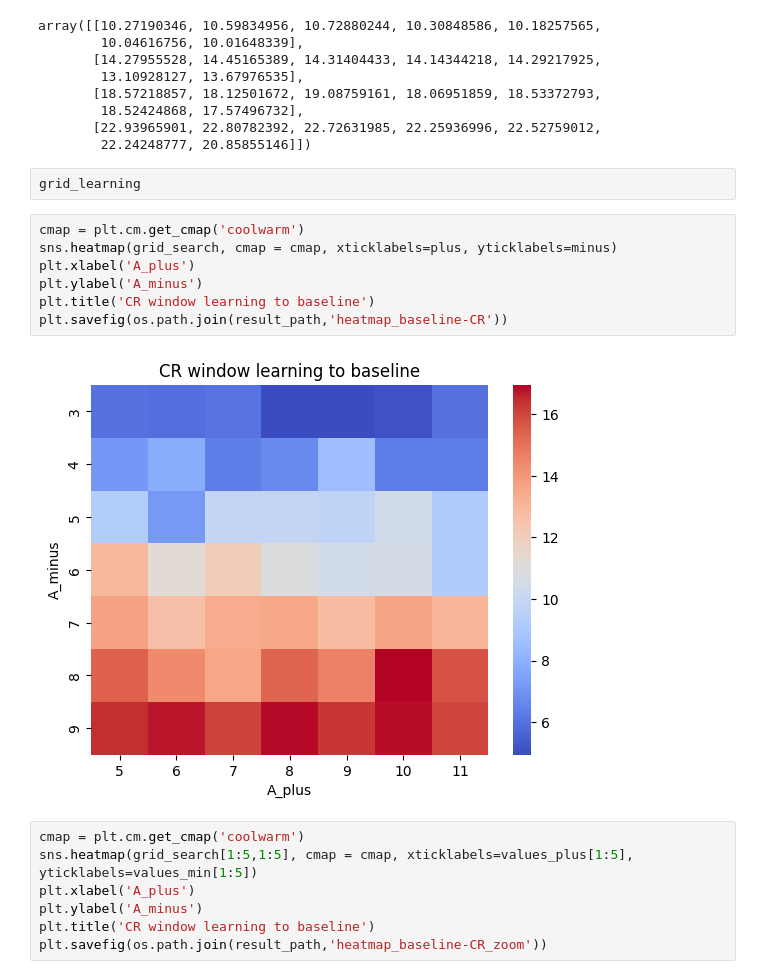
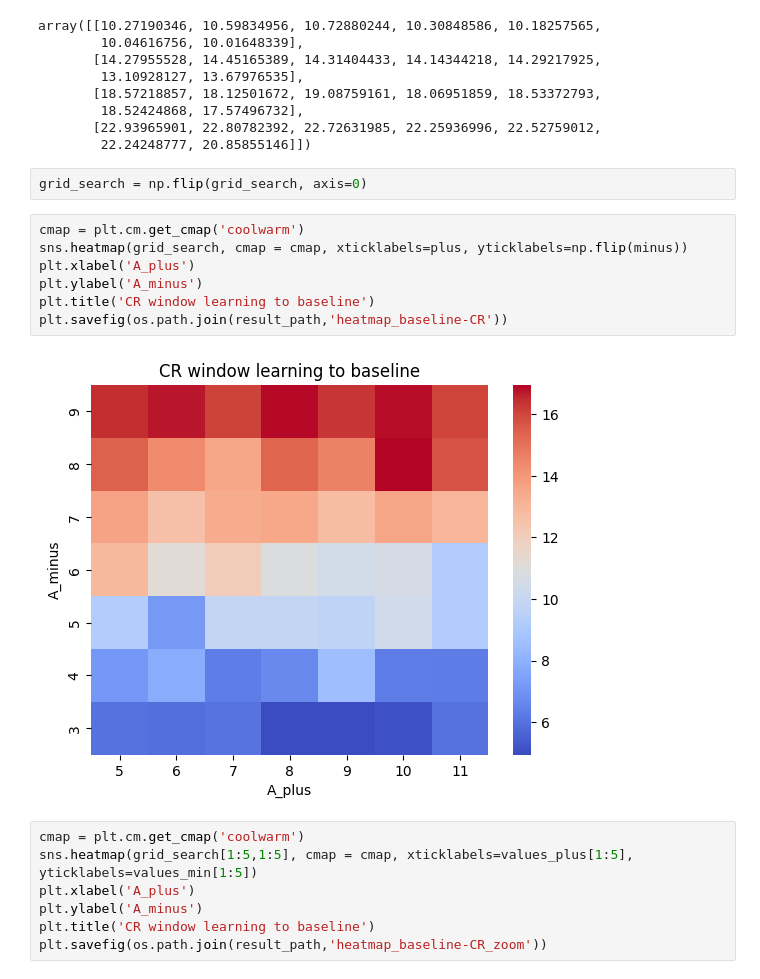
Before and after one commit to alessandratrapani/NODS, a Jupyter notebook: grid_search_Aplus_Aminus/heatmap.ipynb, the cells around one changed output. Cells and saved outputs as stored; diff of their text form.

```diff
--- a/grid_search_Aplus_Aminus/heatmap.ipynb
+++ b/grid_search_Aplus_Aminus/heatmap.ipynb
@@ -358,17 +358,17 @@ array([[10.27190346, 10.59834956, 10.72880244, 10.30848586, 10.18257565,
         18.52424868, 17.57496732],
        [22.93965901, 22.80782392, 22.72631985, 22.25936996, 22.52759012,
         22.24248777, 20.85855146]])
-# %%
-grid_learning
+# %%
+grid_search = np.flip(grid_search, axis=0)
 # %%
 cmap = plt.cm.get_cmap('coolwarm')
-sns.heatmap(grid_search, cmap = cmap, xticklabels=plus, yticklabels=minus)
+sns.heatmap(grid_search, cmap = cmap, xticklabels=plus, yticklabels=np.flip(minus))
 plt.xlabel('A_plus')
 plt.ylabel('A_minus')
 plt.title('CR window learning to baseline')
 plt.savefig(os.path.join(result_path,'heatmap_baseline-CR'))
 # %% [output]
-[figure, old version]
+[figure, new version]
 # %%
 cmap = plt.cm.get_cmap('coolwarm')
 sns.heatmap(grid_search[1:5,1:5], cmap = cmap, xticklabels=values_plus[1:5], yticklabels=values_min[1:5])
```
Also changed, not shown: parts of 1 cell of this notebook, 3 other files.
